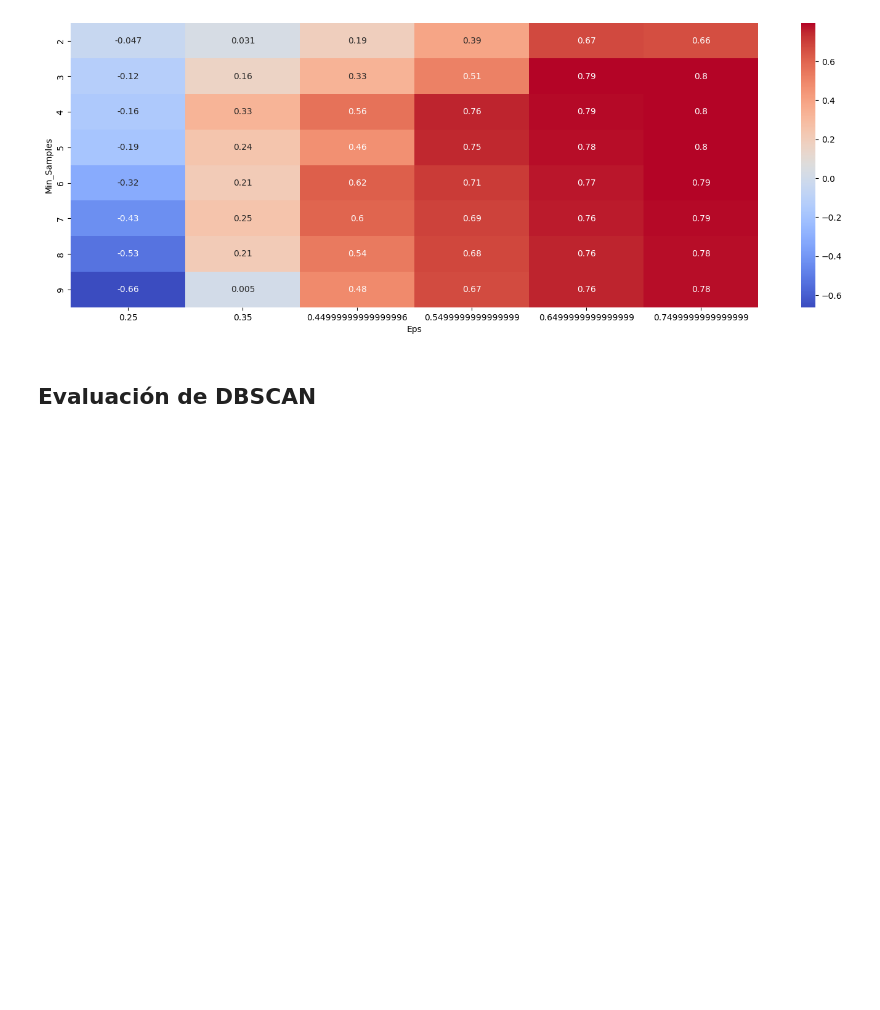
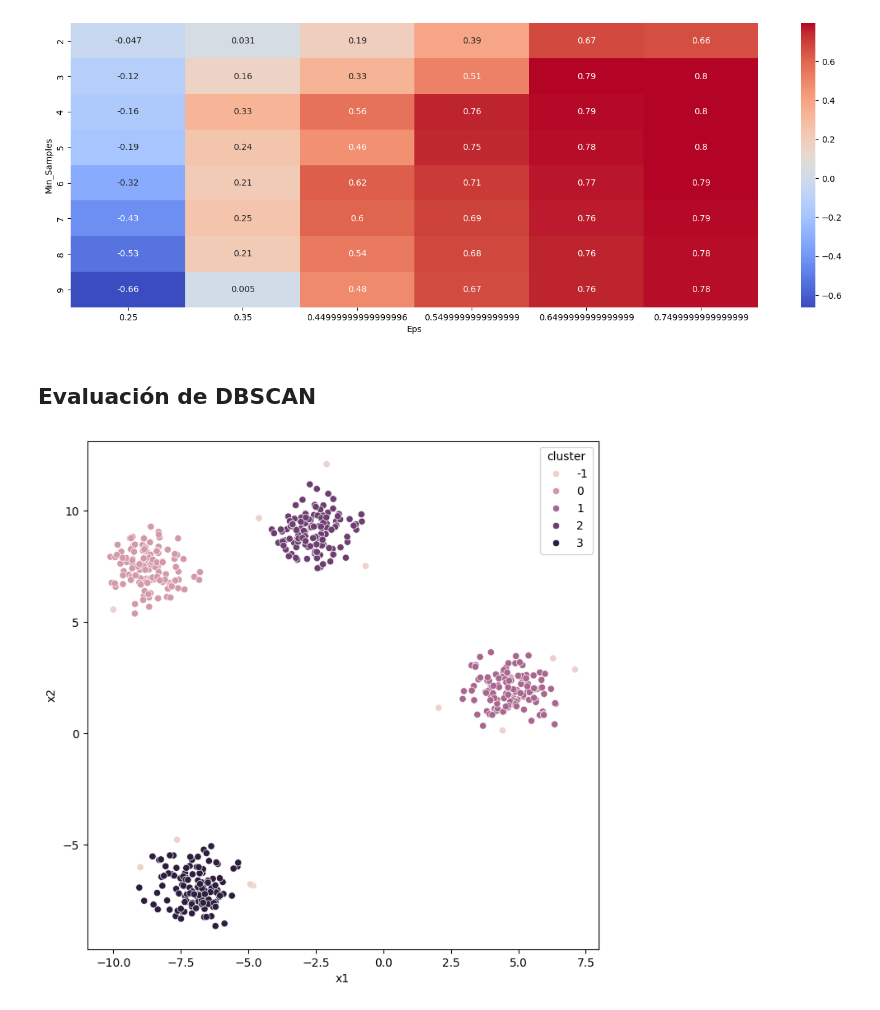
Before and after one commit to Patchwtf/MachineLearningProyects, a Jupyter notebook: Clustering/dbscan.ipynb, the cells around one changed output. Cells and saved outputs as stored; diff of their text form; code cells hidden in the pictures; blank space fills up the shorter version.

```diff
--- a/Clustering/dbscan.ipynb
+++ b/Clustering/dbscan.ipynb
@@ -115,6 +115,17 @@ sns.heatmap(pivot_data, annot=True, annot_kws={'size':10}, cmap='coolwarm', ax=
 [figure]
 # %% [markdown]
 ## Evaluación de DBSCAN
+# %%
+dbscan_cluster = DBSCAN(eps=0.65, min_samples=3)
+y_predict = dbscan_cluster.fit_predict(X)
+df_blobs['cluster'] = y_predict
+# %%
+fig = plt.figure(figsize=(8,8))
+sns.scatterplot(data=df_blobs, x='x1', y='x2', hue='cluster')
+plt.plot()
+plt.show()
+# %% [output]
+[figure, added]
 # %%
 from sklearn.datasets import make_blobs
 from sklearn.cluster import KMeans
```
Also changed, not shown: parts of 1 cell of this notebook.
